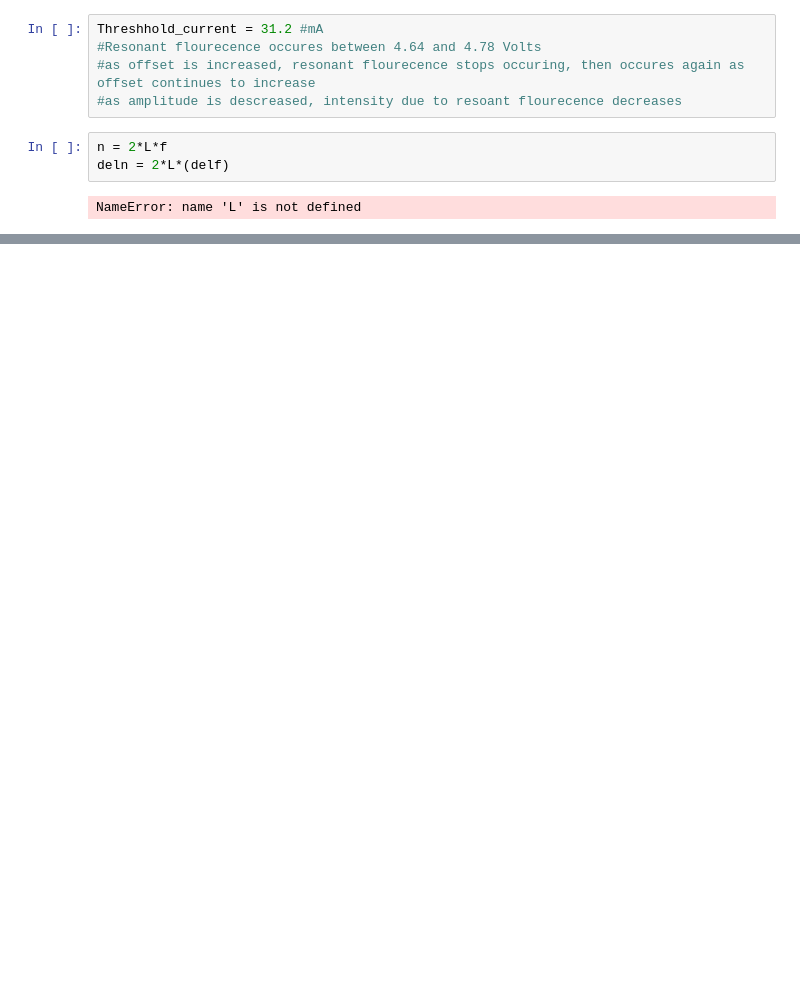
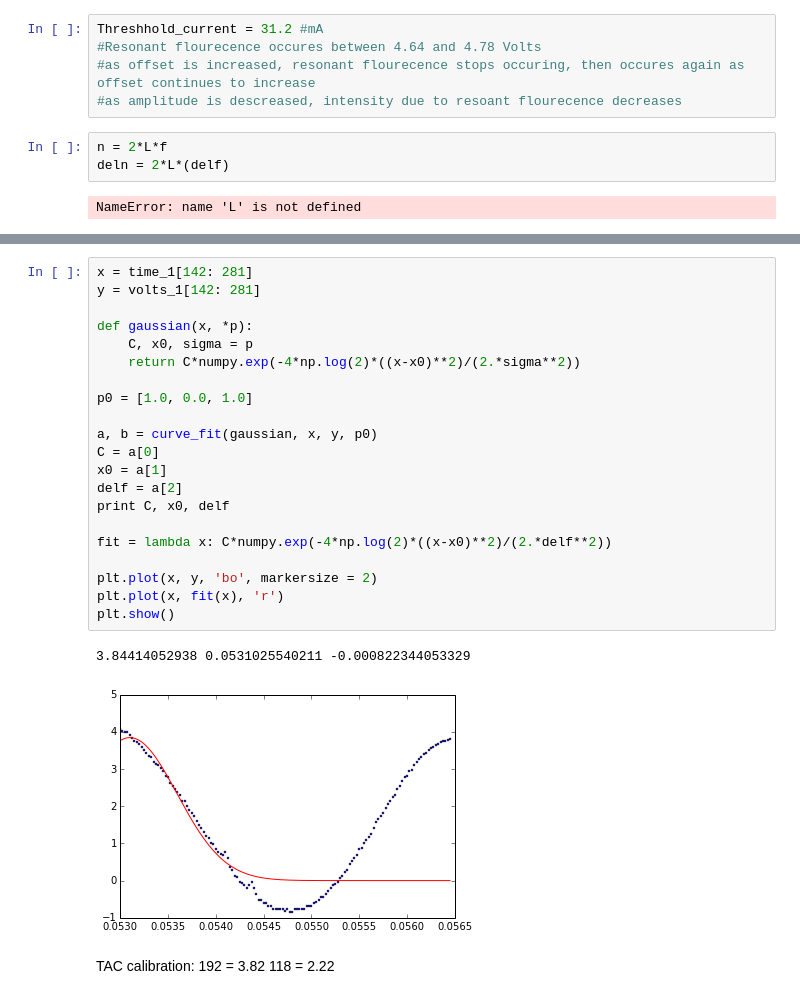
Before and after one commit to abardess/PHYS202-S14, a Jupyter notebook: LaserSpec.ipynb, the cells around one changed output, grey strips where cells are left out. Cells and saved outputs as stored; diff of their text form; blank space fills up the shorter version.

```diff
--- a/LaserSpec.ipynb
+++ b/LaserSpec.ipynb
@@ -18,0 +53,28 @@ NameError: name 'L' is not defined
+# %%
+x = time_1[142: 281]
+y = volts_1[142: 281]
+
+def gaussian(x, *p):
+    C, x0, sigma = p
+    return C*numpy.exp(-4*np.log(2)*((x-x0)**2)/(2.*sigma**2))
+
+p0 = [1.0, 0.0, 1.0]
+
+a, b = curve_fit(gaussian, x, y, p0)
+C = a[0]
+x0 = a[1]
+delf = a[2]
+print C, x0, delf
+
+fit = lambda x: C*numpy.exp(-4*np.log(2)*((x-x0)**2)/(2.*delf**2))
+
+plt.plot(x, y, 'bo', markersize = 2)
+plt.plot(x, fit(x), 'r')
+plt.show()
+# %% [output]
+3.84414052938 0.0531025540211 -0.000822344053329
+[figure, added]
+# %% [markdown]
+TAC calibration:
+192 = 3.82
+118 = 2.22
```
Also changed, not shown: parts of 2 cells of this notebook, 5 other files.
